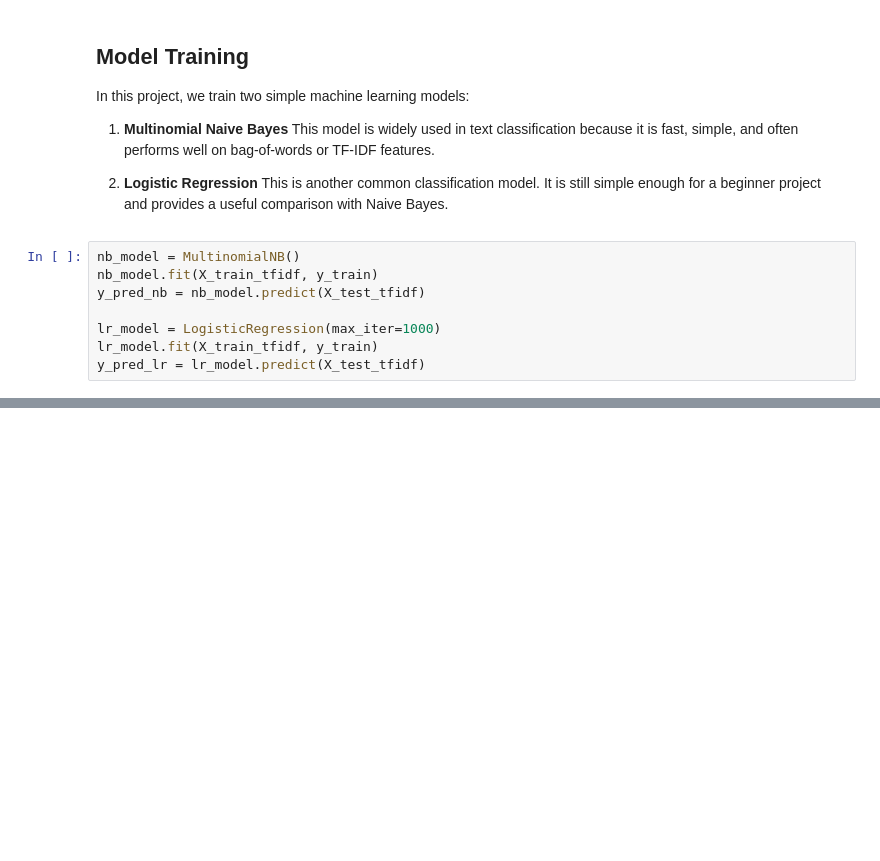
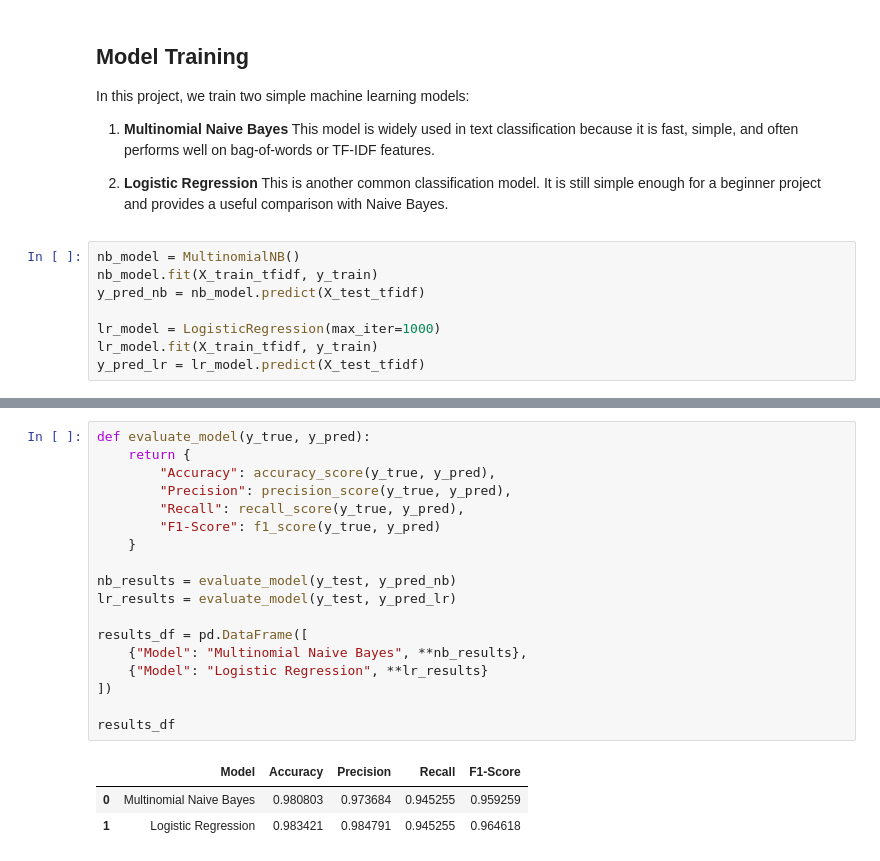
Before and after one commit to iiMedR/ML_spam_email_classification, a Jupyter notebook: spam_email_detection_notebook.ipynb, the cells around one changed output, grey strips where cells are left out. Drawn from its saved outputs; the diff is of its cells as text; blank space fills up the shorter version.

```diff
--- a/spam_email_detection_notebook.ipynb
+++ b/spam_email_detection_notebook.ipynb
@@ -256,0 +268,22 @@ y_pred_lr = lr_model.predict(X_test_tfidf)
+# %%
+def evaluate_model(y_true, y_pred):
+    return {
+        "Accuracy": accuracy_score(y_true, y_pred),
+        "Precision": precision_score(y_true, y_pred),
+        "Recall": recall_score(y_true, y_pred),
+        "F1-Score": f1_score(y_true, y_pred)
+    }
+
+nb_results = evaluate_model(y_test, y_pred_nb)
+lr_results = evaluate_model(y_test, y_pred_lr)
+
+results_df = pd.DataFrame([
+    {"Model": "Multinomial Naive Bayes", **nb_results},
+    {"Model": "Logistic Regression", **lr_results}
+])
+
+results_df
+# %% [output]
+|  | Model | Accuracy | Precision | Recall | F1-Score |
+| 0 | Multinomial Naive Bayes | 0.980803 | 0.973684 | 0.945255 | 0.959259 |
+| 1 | Logistic Regression | 0.983421 | 0.984791 | 0.945255 | 0.964618 |
```
Also changed, not shown: parts of 9 cells of this notebook.
